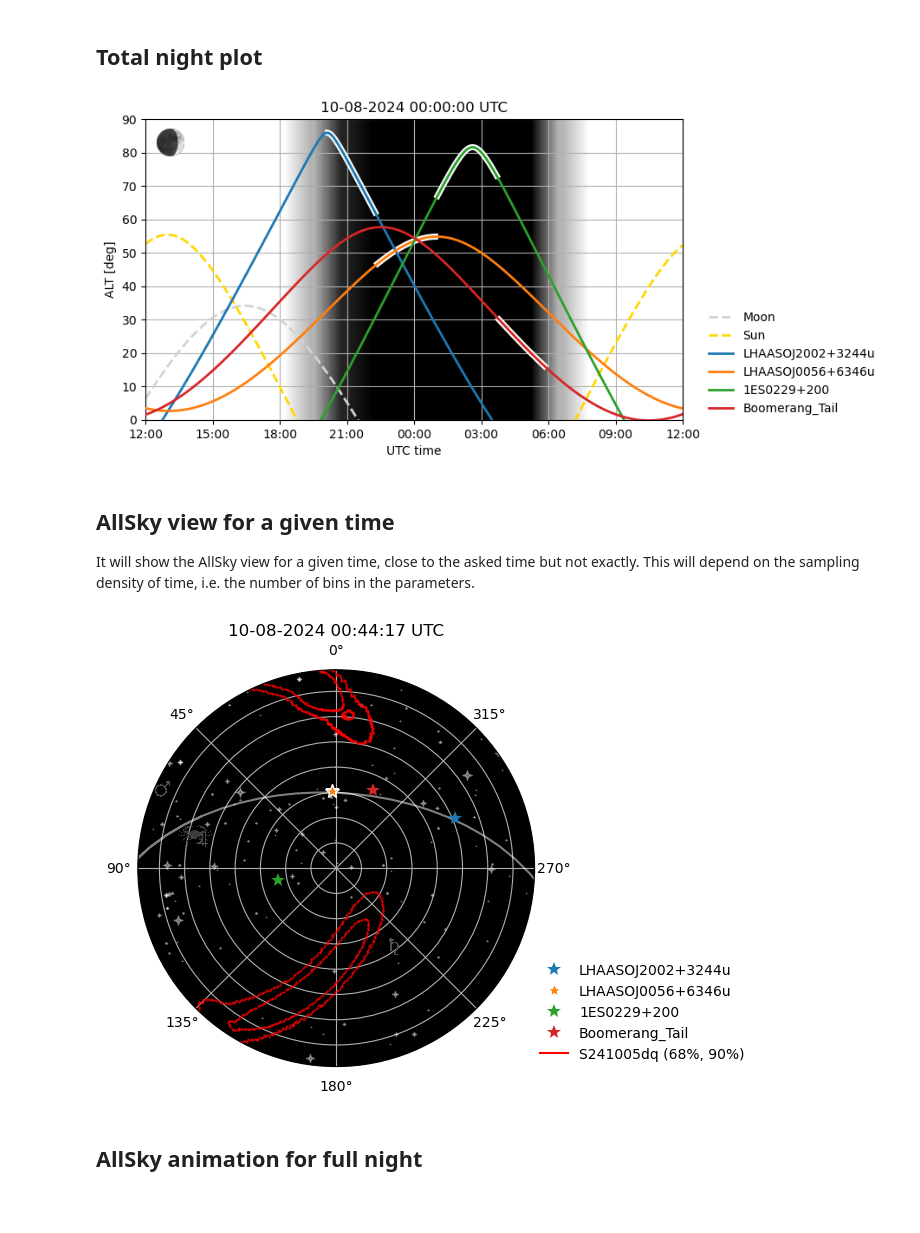
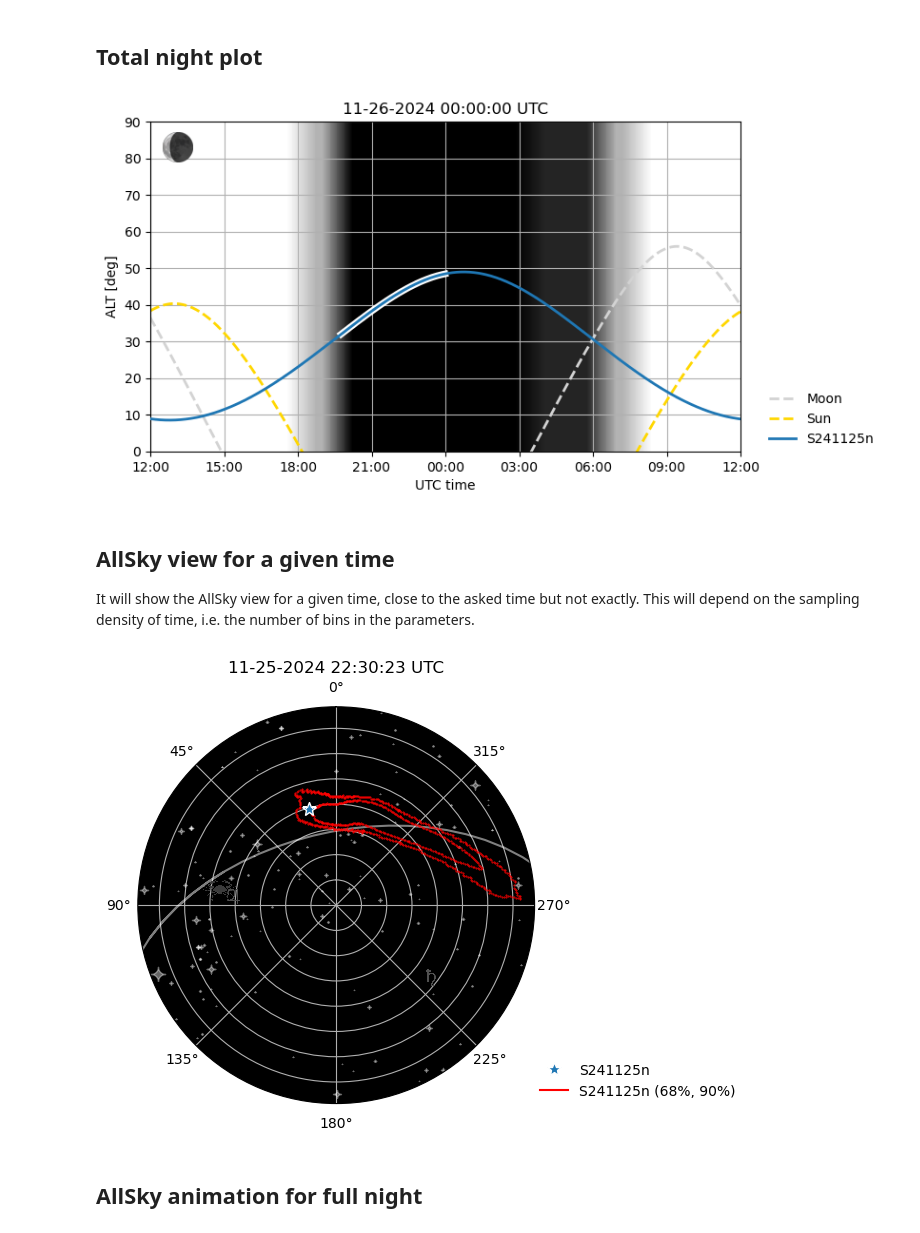
Before and after one commit to juanjq/gammaUtils, a Jupyter notebook: scheduling/visibility_night_magic_schedule.ipynb, the cells around one changed output. Drawn from its saved outputs; the diff is of its cells as text; code cells hidden in the pictures; blank space fills up the shorter version.

```diff
--- a/scheduling/visibility_night_magic_schedule.ipynb
+++ b/scheduling/visibility_night_magic_schedule.ipynb
@@ -88,6 +93,6 @@ Options that in general don't need to be changed:
 # %%
 # Reference time for the plot
-t_ref = datetime.utcnow() # datetime.fromisoformat("20240125 23:00:00")
+t_ref = datetime.fromisoformat("20241125 23:00:00") #datetime.utcnow() # datetime.fromisoformat("20240125 23:00:00")
 
 # --- Time bins --- #
 # time-axis number of bins, or frames for the animation
@@ -104,8 +109,8 @@ show_galplane = True
 
 # Showing GW coverage
 show_gw = True
-file_ligo = "data/gw_data/bayestar.multiorder.fits" # "data/bayestar.multiorder.fits"
-name_gw = "S241005dq"
+file_ligo = "data/gw_data/Bilby.offline0.multiorder_2.fits" # "data/bayestar.multiorder.fits"
+name_gw = "S241125n"
 
 # If plots need to be stored
 store_plots = True
@@ -526,7 +529,7 @@ if store_plots:
                 bbox_inches="tight", dpi=400)
 plt.show()
 # %% [output]
-[figure, old version]
+[figure, new version]
 # %% [markdown]
 ## AllSky view for a given time
 
@@ -534,7 +537,7 @@ It will show the AllSky view for a given time, close to the asked time but not e
 # %%
 # --- Target string --- #
 # ----------------------#
-t_target_str = "00:44"
+t_target_str = "22:30"
 # ----------------------#
 # ----------------------#
 
@@ -545,30 +548,30 @@ ref_m_target = int(t_target_str[-2:])
 # Building the time object
 t_target = datetime(year=ref_year, month=ref_month, day=ref_day, hour=ref_h_target, minute=ref_m_target)
 if ref_h_target < 12.0:
+    t_target = t_target + timedelta(days=1)
+elif ref_h_target > 12.0:
     t_target = t_target
-elif ref_h_target > 12.0:
-    t_target = t_target + timedelta(days=1)
 
 # Extracting correspondent indexes of time samples
-ii = np.argmin(np.abs(time_sample - t_target))
-i  = np.argmin(np.abs(time_sample_reduced - t_target))
+i   = np.argmin(np.abs(time_sample - t_target))
+i_r = np.argmin(np.abs(time_sample_reduced - t_target))
 # %%
 fig, ax = plt.subplots(subplot_kw={"projection": "polar"}, figsize=(8,5))
 
 # --- Plotting init obs sources --- #
 for k in range(len(sources_altaz)):
-    _az_, _zd_ = sources_altaz[k].az.rad[ii], np.deg2rad(90-sources_altaz[k].alt.deg)[ii]
+    _az_, _zd_ = sources_altaz[k].az.rad[i], np.deg2rad(90-sources_altaz[k].alt.deg)[i]
     point, = ax.plot(_az_, _zd_, marker="*", ls="", ms=10, markerfacecolor=f"C{k}",
                      label=source_names[k], zorder=10, markeredgecolor="w", markeredgewidth=0)
 
     # If in observation we put a white edge
-    if masks_obstime[k][ii]:
+    if masks_obstime[k][i]:
         point.set_markeredgewidth(1)
     else:
         point.set_markeredgewidth(0)
 
 # --- Plotting init moon --- #
-az_moon_init, zd_moon_init = moon_altaz.az.rad[ii], np.deg2rad(90 - moon_altaz.alt.deg)[ii]
+az_moon_init, zd_moon_init = moon_altaz.az.rad[i], np.deg2rad(90 - moon_altaz.alt.deg)[i]
 if zd_moon_init <= np.pi / 2:
     ab_moon = AnnotationBbox(
         OffsetImage(plt.imread("data/moon_data/phase.png"), zoom=moon_zoom),
@@ -577,9 +580,10 @@ if zd_moon_init <= np.pi / 2:
     ax.add_artist(ab_moon)
 
 # --- Plotting init other bodies --- #
+az_bodies, zd_bodies = [], []
 if show_bodies:
     for j, b_altaz in enumerate(bodies_altaz):
-        _az_, _zd_ = b_altaz.az.rad[i], np.deg2rad(90 - b_altaz.alt.deg)[i]
+        _az_, _zd_ = b_altaz.az.rad[i_r], np.deg2rad(90 - b_altaz.alt.deg)[i_r]
         az_bodies.append(_az_)
         zd_bodies.append(_zd_)
 
@@ -594,21 +598,21 @@ if show_bodies:
 if show_stars:
     stars = []
     for k, m in zip(range(len(stars_altaz)), 3.8 - stars_mags):
-        if light_mask[ii] > 0.95:
+        if light_mask[i] > 0.95:
             _az_, _zd_ = [], []
         else:
-            _az_, _zd_ = np.deg2rad(stars_altaz[k][i].az.deg), np.deg2rad(90 - stars_altaz[k][i].alt.deg)
+            _az_, _zd_ = np.deg2rad(stars_altaz[k][i_r].az.deg), np.deg2rad(90 - stars_altaz[k][i_r].alt.deg)
 
         star, = ax.plot(_az_, _zd_, marker=utils.marker_star, ls="", c="w", ms=m**1.3*1.2, alpha=0.4)
 
 
 # --- Plotting the galplane --- #
 if show_galplane:
-    if light_mask[ii] > 0.95:
+    if light_mask[i] > 0.95:
         az_with_gaps, zd_with_gaps, az_c, zd_c = [], [], [], []
     else:
-        az, zd = galplane_az_time[i], galplane_zd_time[i]
-        az_c, zd_c = [galcen_altaz[i].az.rad], [np.pi/2 - galcen_altaz[i].alt.rad]
+        az, zd = galplane_az_time[i_r], galplane_zd_time[i_r]
+        az_c, zd_c = [galcen_altaz[i_r].az.rad], [np.pi/2 - galcen_altaz[i_r].alt.rad]
 
         # Calculating cartesian position over polar representation
         xx = zd * np.cos(az)
@@ -618,37 +622,37 @@ if show_galplane:
         distances = np.sqrt((xx[1:]-xx[:-1])**2 + (yy[1:]-yy[:-1])**2)
 
         # Insert NaN where the distance is too large
         az_with_gaps = np.copy(az)
         zd_with_gaps = np.copy(zd)
 
         # Set NaN values for the points that exceed the threshold
         for j in range(len(distances)-1):
             if distances[j] > threshold:
                 az_with_gaps[j+1] = np.nan
                 zd_with_gaps[j+1] = np.nan
 
     galplane, = ax.plot(az_with_gaps, zd_with_gaps, ls="-", alpha=0.5, marker="", color="w")
     galcenter, = ax.plot(az_c, zd_c, marker="o", alpha=0.5, color="w")
 
 # --- Plotting GW skymap --- #
 if show_gw:
-    contours,  = ax.plot(np.deg2rad(az_contour[i]), np.deg2rad(90-alt_contour[i]), ".r", ms=0.9)
+    contours,  = ax.plot(np.deg2rad(az_contour[i_r]), np.deg2rad(90-alt_contour[i_r]), ".r", ms=0.9)
     ax.plot([], [], ls="-", marker="", color="r", label=f"{name_gw} (68%, 90%)")
 
 # --- Plot parameters --- #
 ax.legend(loc=(1, 0), frameon=False); ax.grid(True)
-title = ax.set_title(time_sample[ii].strftime("%m-%d-%Y %H:%M:%S") + " UTC")
-ax.set_facecolor(str(light_mask[ii]))
+title = ax.set_title(time_sample[i].strftime("%m-%d-%Y %H:%M:%S") + " UTC")
+ax.set_facecolor(str(light_mask[i]))
 ax.set_ylim(0, np.pi / 2); ax.set_xlim(0, np.pi * 2)
 ax.set_yticklabels([]); ax.set_theta_zero_location("N")
 fig.tight_layout()
 
 if store_plots:
     plt.savefig(f"output/plot_frame_{t_night_ref.strftime('%m-%d-%Y')}.png",
                 bbox_inches="tight", dpi=400)
 plt.show()
 # %% [output]
-[figure, old version]
+[figure, new version]
 # %% [markdown]
 ## AllSky animation for full night
 # %%
```
Also changed, not shown: parts of 10 cells of this notebook, 42 other files.
